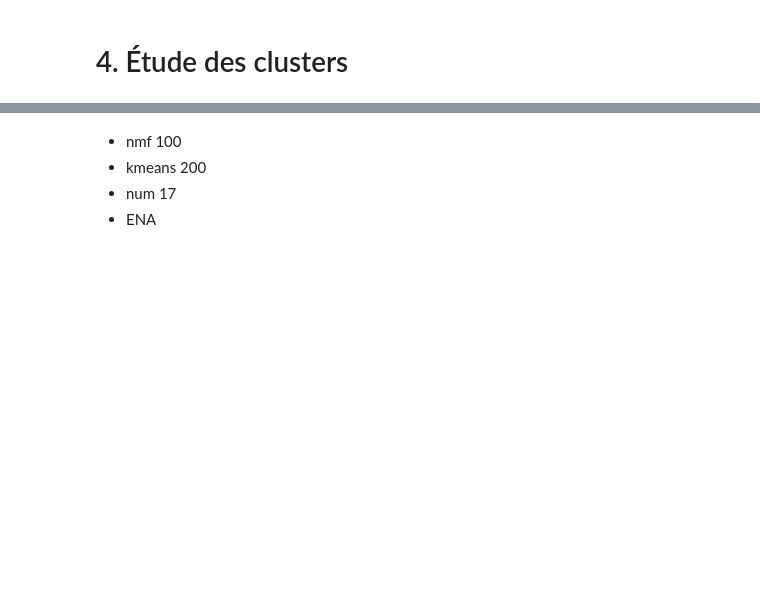
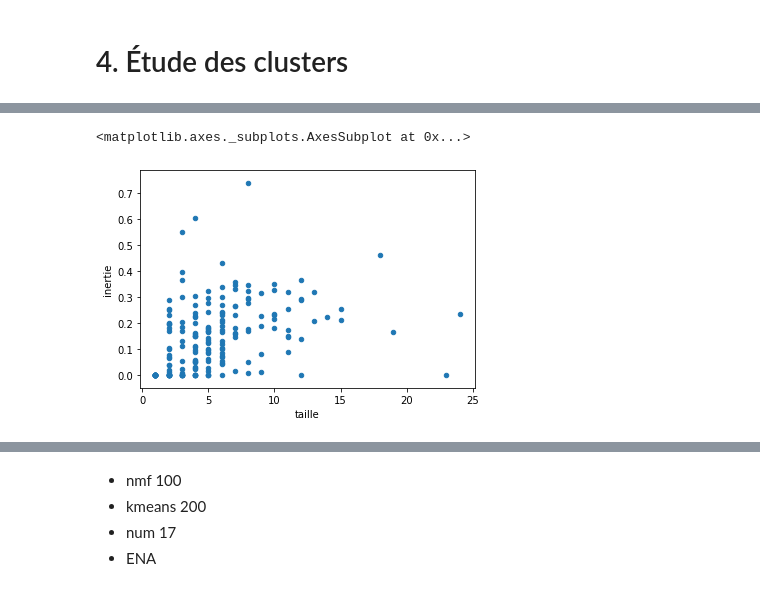
Before and after one commit to AchilleBaucher/confiance_diffusion, a Jupyter notebook: jupyter/organized_clustering.ipynb, the cells around one changed output, grey strips where cells are left out. Saved outputs shown, nothing was run; the diff lists cells and outputs as text; code cells hidden in the pictures; blank space fills up the shorter version.

```diff
--- a/jupyter/organized_clustering.ipynb
+++ b/jupyter/organized_clustering.ipynb
@@ -381,3 +371,8 @@ np.array(list(inerties.values())).mean()
+# %%
+dfclusters.plot.scatter('taille','inertie')
+# %% [output]
+<matplotlib.axes._subplots.AxesSubplot at 0x...>
+[figure, added]
 # %%
 # Quelques groupes avec plus de 1 individu
 [g for g in cc if cc[g] >1][:15]
```
Also changed, not shown: parts of 22 cells of this notebook, 1 other file.
